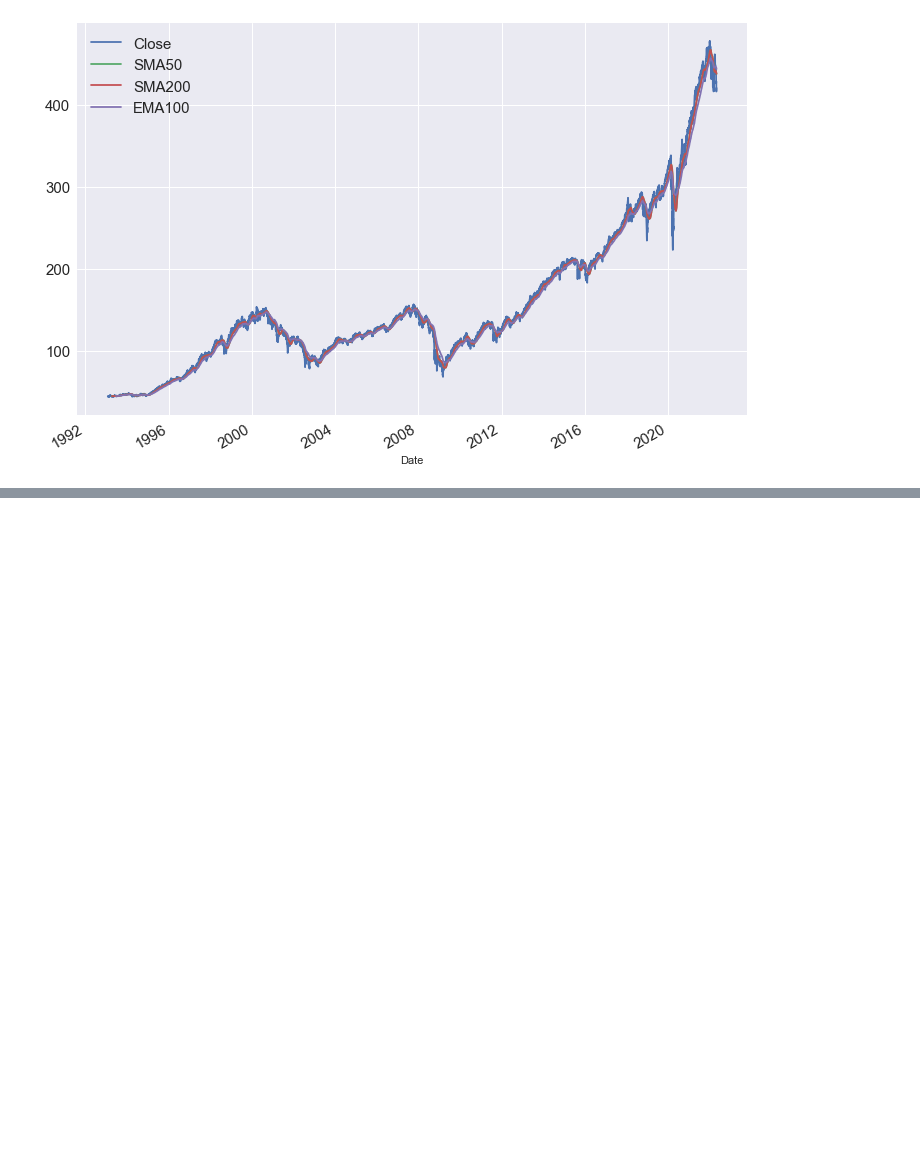
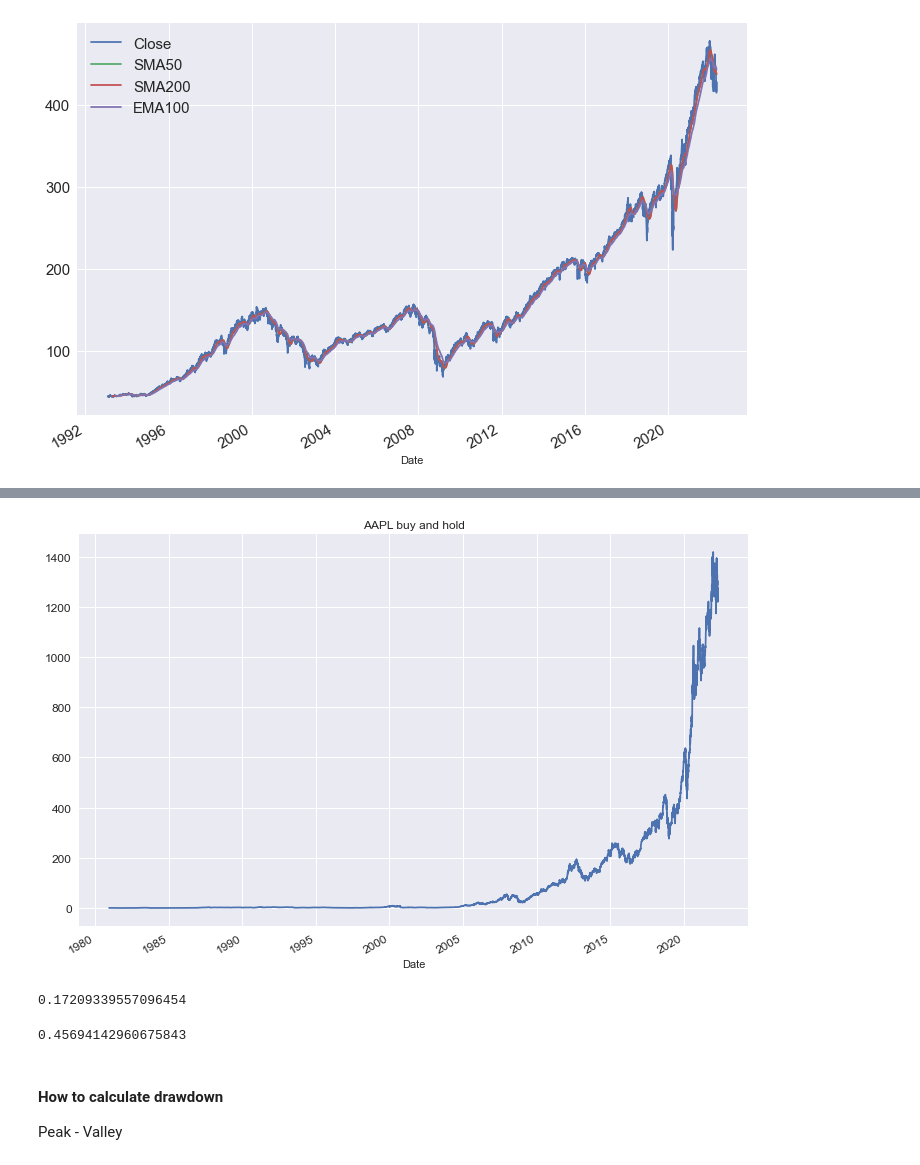
Before and after one commit to factorwonk/algozerotohero, a Jupyter notebook: yfinance_technical.ipynb, the cells around one changed output, grey strips where cells are left out. Saved outputs shown, nothing was run; the diff lists cells and outputs as text; code cells hidden in the pictures; blank space fills up the shorter version.

```diff
--- a/yfinance_technical.ipynb
+++ b/yfinance_technical.ipynb
@@ -266,0 +431,4 @@ plt.show()
+# %%
+aapl = yf.download("AAPL")
+aapl = aapl.Close.to_frame()
+aapl
@@ -266,0 +468,3 @@ plt.show()
+# %%
+aapl["d_returns"] = np.log(aapl.div(aapl.shift(1)))
+aapl
@@ -266,0 +486,4 @@ plt.show()
+# %%
+# Drop all NAs
+aapl.dropna(inplace=True)
+aapl
@@ -266,0 +514,4 @@ plt.show()
+# %%
+# Cumulative Retuns
+aapl["cum_ret"] = aapl.d_returns.cumsum().apply(np.exp)
+aapl
@@ -266,0 +533,19 @@ plt.show()
+# %%
+aapl.cum_ret.plot(figsize=(12,8), title="AAPL buy and hold", fontsize=12)
+plt.show()
+# %% [output]
+[figure, added]
+# %%
+# Annualized average returs
+aapl.d_returns.mean()*252
+# %% [output]
+0.17209339557096454
+# %%
+# Annualized Std Dev
+aapl.d_returns.std()*np.sqrt(252)
+# %% [output]
+0.45694142960675843
+# %% [markdown]
+#### How to calculate drawdown
+
+Peak - Valley
```
Also changed, not shown: parts of 28 cells of this notebook, 1 other file.
